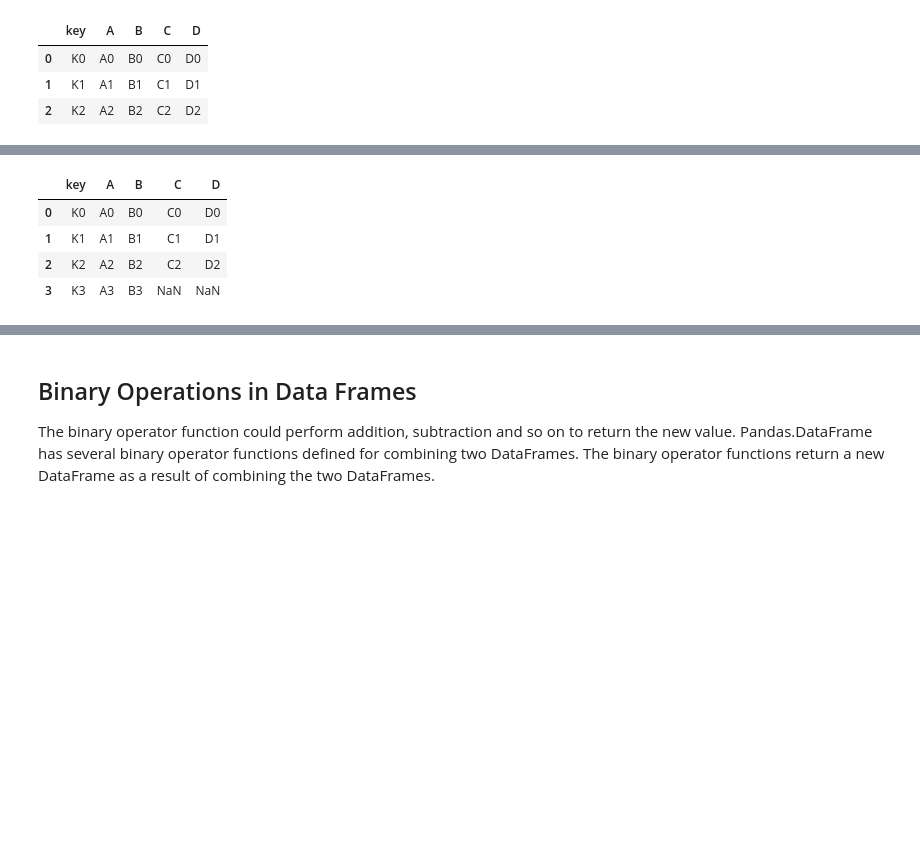
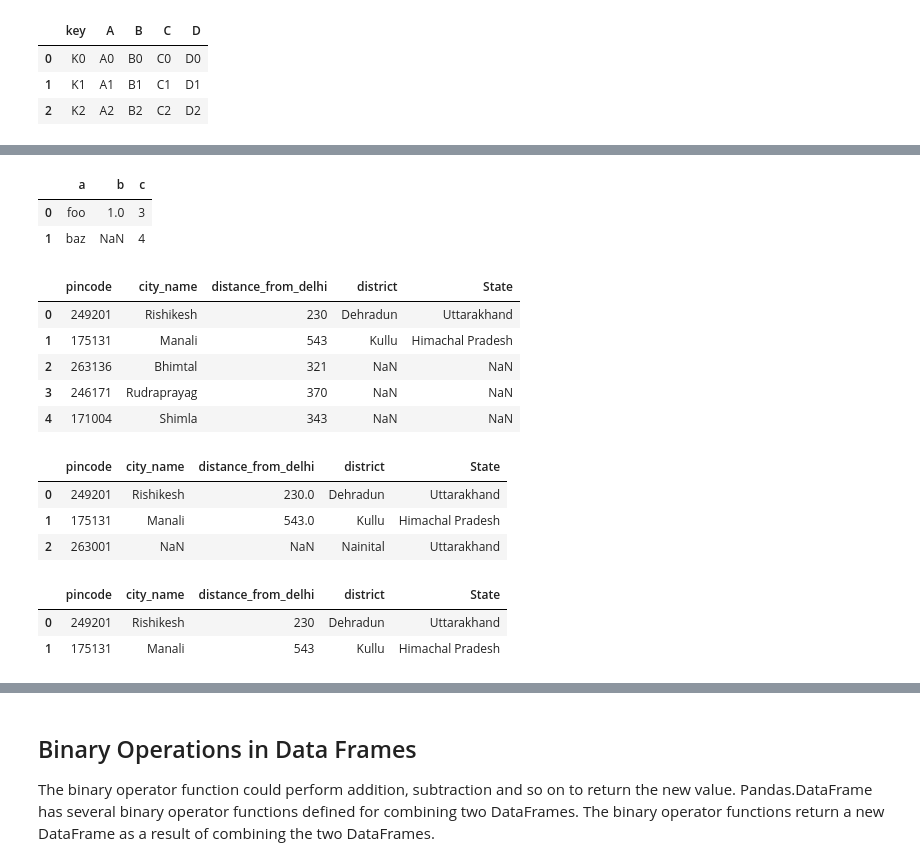
Before and after one commit to juck30808/juck30808, a Jupyter notebook: Pandas-Merge_BinaryOperations.ipynb, the cells around one changed output, grey strips where cells are left out. Cells and saved outputs as stored; diff of their text form; code cells hidden in the pictures; blank space fills up the shorter version.

```diff
--- a/Pandas-Merge_BinaryOperations.ipynb
+++ b/Pandas-Merge_BinaryOperations.ipynb
@@ -19,9 +46,40 @@ pd.merge(df1,df2, on='key',how='inner')
+# %%
+df3.merge(df4, how='right', on='a')
+# %% [output]
+|  | a | b | c |
+| 0 | foo | 1.0 | 3 |
+| 1 | baz | NaN | 4 |
+# %%
+# creating 1st data frame
+df1 = pd.DataFrame({'pincode':[249201,175131,263136,246171,171004],
+                   'city_name':['Rishikesh','Manali','Bhimtal', 'Rudraprayag','Shimla'],
+                   'distance_from_delhi':[230,543,321, 370,343]})
+# creating 2nd dataframe
+df2 = pd.DataFrame({'pincode':[249201,175131,263001],
+                   'district':['Dehradun','Kullu','Nainital'],
+                   'State':['Uttarakhand','Himachal Pradesh','Uttarakhand']})
 # %%
 # left join
-pd.merge(df1,df2, on='key',how='left')
+pd.merge(df1, df2, how= 'left', on='pincode')
 # %% [output]
-|  | key | A | B | C | D |
-| 0 | K0 | A0 | B0 | C0 | D0 |
-| 1 | K1 | A1 | B1 | C1 | D1 |
-| 2 | K2 | A2 | B2 | C2 | D2 |
-| 3 | K3 | A3 | B3 | NaN | NaN |
+|  | pincode | city_name | distance_from_delhi | district | State |
+| 0 | 249201 | Rishikesh | 230 | Dehradun | Uttarakhand |
+| 1 | 175131 | Manali | 543 | Kullu | Himachal Pradesh |
+| 2 | 263136 | Bhimtal | 321 | NaN | NaN |
+| 3 | 246171 | Rudraprayag | 370 | NaN | NaN |
+| 4 | 171004 | Shimla | 343 | NaN | NaN |
+# %%
+# right join
+pd.merge(df1, df2, how = 'right', on = 'pincode')
+# %% [output]
+|  | pincode | city_name | distance_from_delhi | district | State |
+| 0 | 249201 | Rishikesh | 230.0 | Dehradun | Uttarakhand |
+| 1 | 175131 | Manali | 543.0 | Kullu | Himachal Pradesh |
+| 2 | 263001 | NaN | NaN | Nainital | Uttarakhand |
+# %%
+# inner join
+pd.merge(df1, df2, how = 'inner', on = 'pincode')
+# %% [output]
+|  | pincode | city_name | distance_from_delhi | district | State |
+| 0 | 249201 | Rishikesh | 230 | Dehradun | Uttarakhand |
+| 1 | 175131 | Manali | 543 | Kullu | Himachal Pradesh |
```
Also changed, not shown: parts of 14 cells of this notebook, 42 other files.
